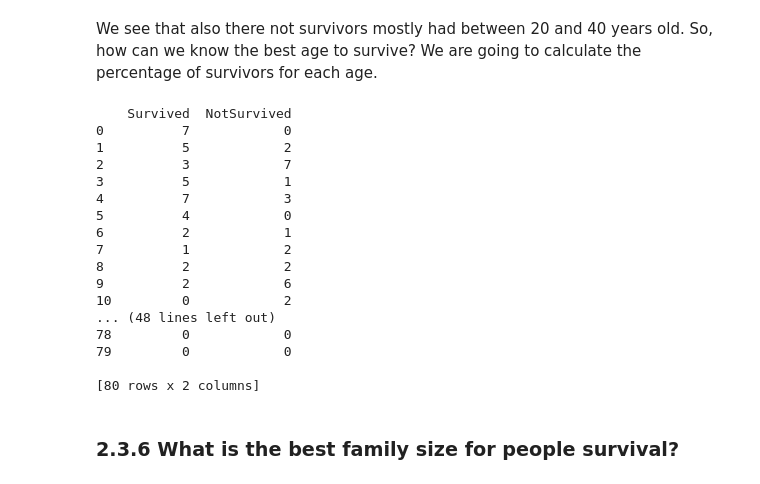
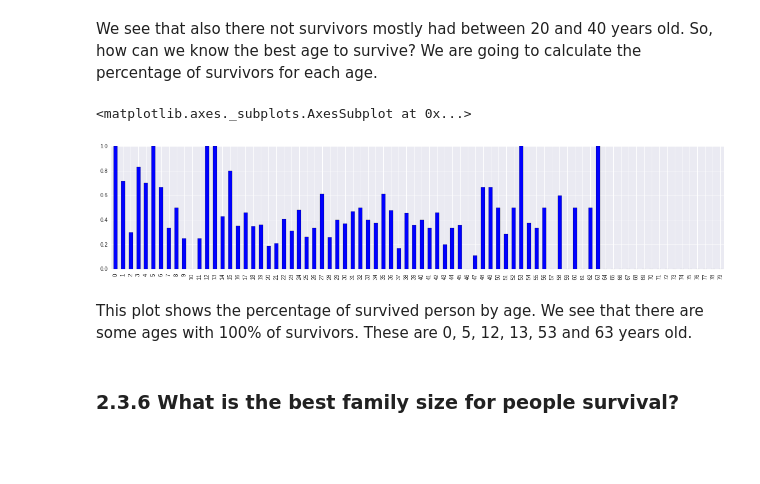
Before and after one commit to jmonterrubio/Titanic-Data-Investigation, a Jupyter notebook: Titanic Data Investigation.ipynb, the cells around one changed output. Cells and saved outputs as stored; diff of their text form; code cells hidden in the pictures; blank space fills up the shorter version.

```diff
--- a/Titanic Data Investigation.ipynb
+++ b/Titanic Data Investigation.ipynb
@@ -241,29 +241,20 @@ sns.plt.show()
 We see that also there not survivors mostly had between 20 and 40 years old. So, how can we know the best age to survive? We are going to calculate the percentage of survivors for each age.
 # %%
 max_age = int(titanic_df["Age"].max())
-age_dist = pd.DataFrame(index=xrange(max_age),columns=['Survived', 'NotSurvived'])
+age_dist = pd.DataFrame(index=xrange(max_age),columns=["Survived", "NotSurvived"])
 age_dist = age_dist.fillna(0)
 for age in age_dist.index:
     age_survive = titanic_df[titanic_df["Age"].astype(int) == age]["Survived"]
     age_dist.loc[age, "NotSurvived"] = sum(age_survive == 0)
     age_dist.loc[age, "Survived"] = sum(age_survive == 1)
+
+survived_proportions = age_dist.Survived / age_dist.sum(axis="columns")
+survived_proportions = survived_proportions.fillna(0)
+survived_proportions.plot(kind="bar", figsize=(20,4))
 # %% [output]
-    Survived  NotSurvived
-0          7            0
-1          5            2
-2          3            7
-3          5            1
-4          7            3
-5          4            0
-6          2            1
-7          1            2
-8          2            2
-9          2            6
-10         0            2
-... (48 lines left out)
-78         0            0
-79         0            0
-
-[80 rows x 2 columns]
+<matplotlib.axes._subplots.AxesSubplot at 0x...>
+[figure, added]
+# %% [markdown]
+This plot shows the percentage of survived person by age. We see that there are some ages with 100% of survivors. These are 0, 5, 12, 13, 53 and 63 years old.
 # %% [markdown]
 ### 2.3.6 What is the best family size for people survival?
```
